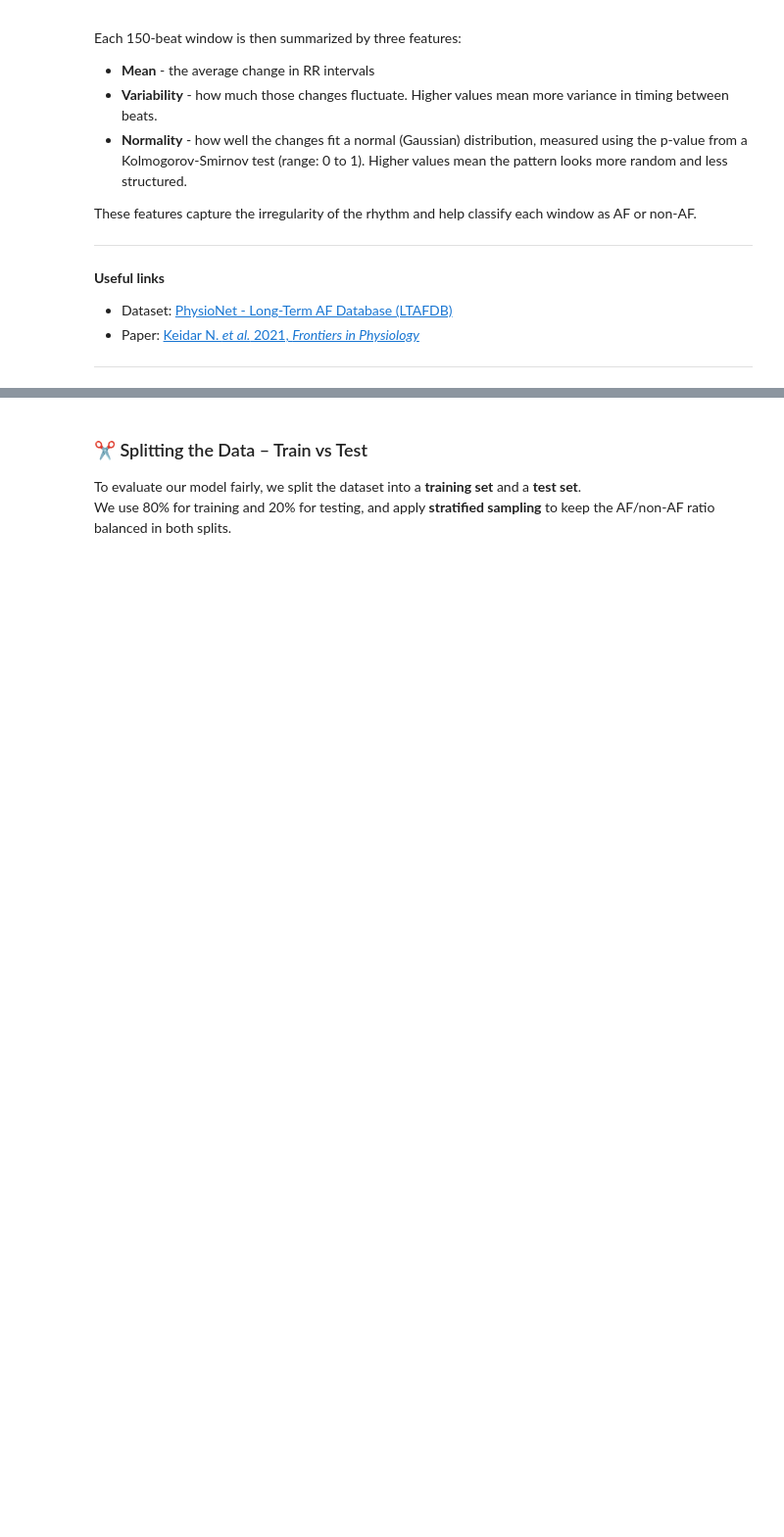
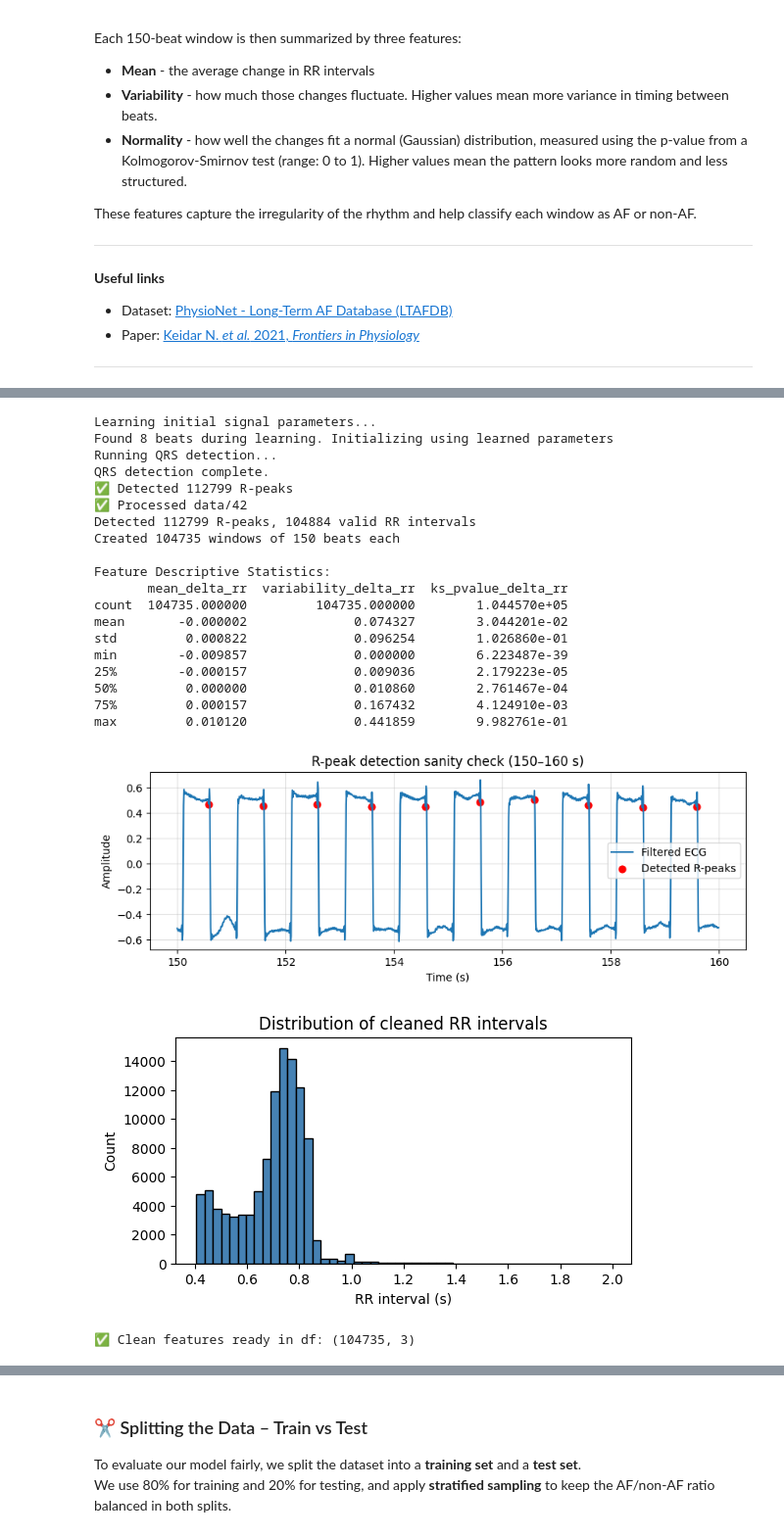
Before and after one commit to frederikgras/AIMA, a Jupyter notebook: week_10_time_series_analysis.ipynb, the cells around one changed output, grey strips where cells are left out. Shown at 98% size. Drawn from its saved outputs; the diff is of its cells as text; code cells hidden in the pictures; blank space fills up the shorter version.

```diff
--- a/week_10_time_series_analysis.ipynb
+++ b/week_10_time_series_analysis.ipynb
@@ -220,18 +248,18 @@ def butter_bandpass(sig, fs, low=LOWCUT, high=HIGHCUT, order=FILTER_ORDER):
         Filtered ECG signal.
     """
     # --- TODO: Compute the Nyquist frequency
-    nyq = None
+    nyq = fs / 2
 
     # --- TODO: Normalize cutoff frequencies between 0 and 1
-    low_norm = None
-    high_norm = None
+    low_norm = low / nyq
+    high_norm = high / nyq
 
     # --- TODO: Design a Butterworth bandpass filter
     # Use signal.butter
-    b, a = None, None
+    b, a = signal.butter(order, [low_norm, high_norm], btype='band')
 
     # --- TODO: Apply zero-phase filtering using signal.filtfilt() ---
-    sig_f = None
+    sig_f = signal.filtfilt(b, a, sig)
 
     return sig_f
 
@@ -249,8 +277,9 @@ def detect_clean_rpeaks(sig_f, fs):
     try:
         # Hint: create an XQRS object with wfproc.XQRS(sig=sig_f, fs=fs)
         # then call its .detect() method and extract .qrs_inds
-        xqrs = None
-        rpeaks = None
+        xqrs = wfproc.XQRS(sig=sig_f, fs=fs)
+        xqrs.detect()
+        rpeaks = np.asarray(xqrs.qrs_inds, dtype=int)
     except Exception:
         # Fallback to GQRS if XQRS fails
         rpeaks = np.asarray(wfproc.gqrs_detect(sig=sig_f, fs=fs), dtype=int)
@@ -313,18 +342,18 @@ def compute_window_features(rr_sec):
         return np.nan, np.nan, np.nan
 
     # --- TODO 1: Compute ΔRR values ---
-    drr = None   # Hint: difference between consecutive RR intervals
+    drr = np.diff(rr_sec)   # Hint: difference between consecutive RR intervals
 
     # --- TODO 2: Compute the mean of ΔRR ---
-    mean_drr = None
+    mean_drr = np.mean(drr)
 
     # --- TODO 3: Compute standard deviation (sample std, ddof=1) ---
-    std_drr = None
+    std_drr = np.std(drr, ddof=1)
 
     # --- TODO 4: Compute KS-test p-value if variance > 0 ---
     if std_drr > 1e-9:
         # Standardize ΔRR to z-scores
-        z = None
+        z = (drr - mean_drr) / std_drr
         _, ks_pval = stats.kstest(z, "norm")
     else:
         ks_pval = np.nan
@@ -384,33 +413,56 @@ try:
     sig_segment = sig_f[start_idx:end_idx]
 
     plt.plot(time_segment, sig_segment, label="Filtered ECG")
     rpeaks_in_window = rpeaks[(rpeaks >= start_idx) & (rpeaks < end_idx)]
     plt.scatter(rpeaks_in_window / fs, sig_f[rpeaks_in_window],
                 c='r', marker='o', s=40, label="Detected R-peaks")
     plt.xlabel("Time (s)")
     plt.ylabel("Amplitude")
     plt.title(f"R-peak detection sanity check ({start_s}–{end_s} s)")
     plt.legend()
     plt.grid(True, alpha=0.4)
     plt.show()
 
     # --- RR interval distribution ---
     plt.figure(figsize=(6, 3))
     plt.hist(rr_intervals, bins=50, color='steelblue', edgecolor='k')
     plt.xlabel("RR interval (s)")
     plt.ylabel("Count")
     plt.title("Distribution of cleaned RR intervals")
     plt.show()
 
     print("\n✅ Clean features ready in df:", df.shape)
 
 except RuntimeError as e:
     print(f"⚠️ Error: {e}")
 except Exception as e:
     if "No such file or directory" in str(e) or "FileNotFoundError" in str(e):
         print(f"❌ Missing data file ('data/00'): {e}")
     else:
         print(f"❌ Unexpected error: {e}")
+# %% [output]
+Learning initial signal parameters...
+Found 8 beats during learning. Initializing using learned parameters
+Running QRS detection...
+QRS detection complete.
+✅ Detected 112799 R-peaks
+✅ Processed data/42
+Detected 112799 R-peaks, 104884 valid RR intervals
+Created 104735 windows of 150 beats each
+
+Feature Descriptive Statistics:
+       mean_delta_rr  variability_delta_rr  ks_pvalue_delta_rr
+count  104735.000000         104735.000000        1.044570e+05
+mean       -0.000002              0.074327        3.044201e-02
+std         0.000822              0.096254        1.026860e-01
+min        -0.009857              0.000000        6.223487e-39
+25%        -0.000157              0.009036        2.179223e-05
+50%         0.000000              0.010860        2.761467e-04
+75%         0.000157              0.167432        4.124910e-03
+max         0.010120              0.441859        9.982761e-01
+[figure, added]
+[figure, added]
+✅ Clean features ready in df: (104735, 3)
 # %%
 # ============================================================
 # 🩺 Derive AF labels for each 150-beat window
```
Also changed, not shown: parts of 9 cells of this notebook.
